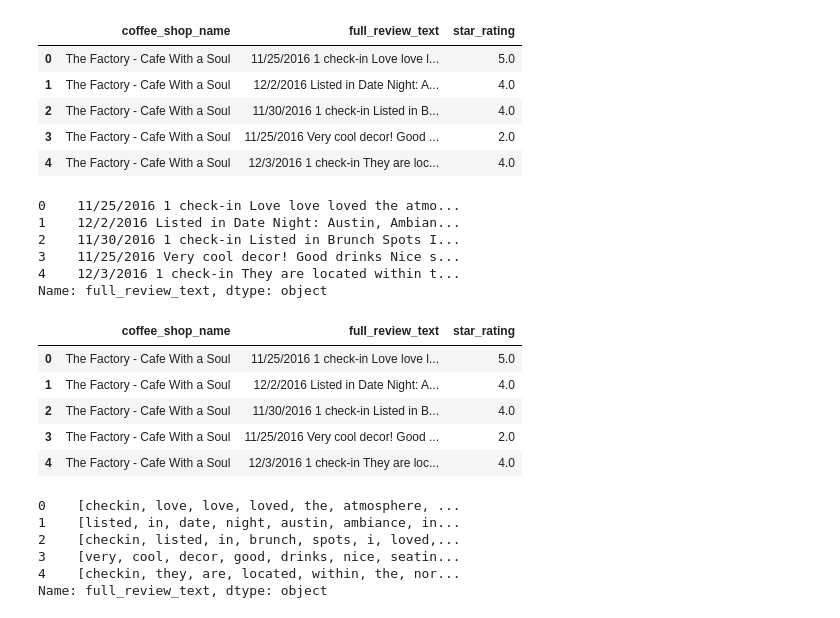
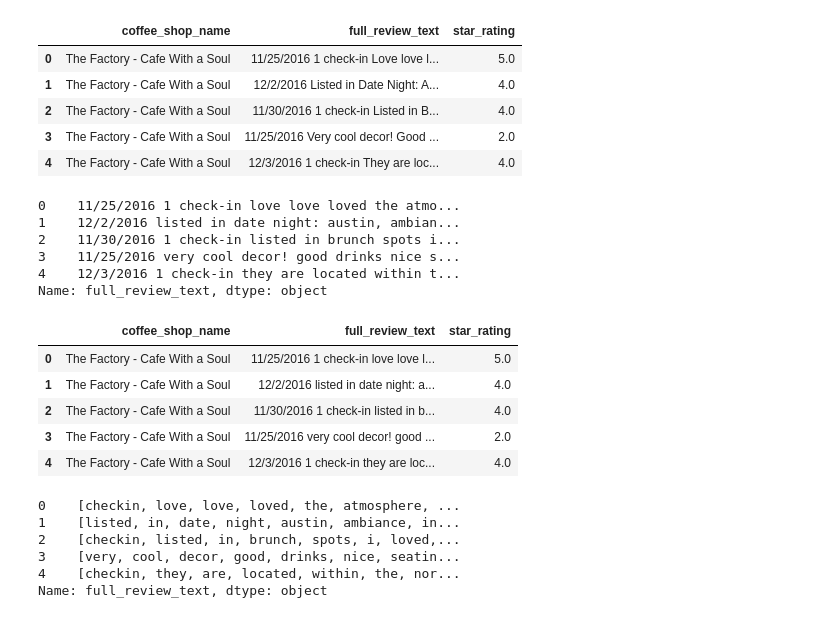
Before and after one commit to RAV10K1/DS-Unit-4-Sprint-1-NLP, a Jupyter notebook: module1-text-data/LS_DS_411_Text_Data_Assignment.ipynb, the cells around one changed output. Drawn from its saved outputs; the diff is of its cells as text; code cells hidden in the pictures.

```diff
--- a/module1-text-data/LS_DS_411_Text_Data_Assignment.ipynb
+++ b/module1-text-data/LS_DS_411_Text_Data_Assignment.ipynb
@@ -55,21 +55,21 @@ shops.head()
 df = shops.copy()
 # %%
 # Stripping white spaces in text column
-df.full_review_text = [item.strip() for item in df['full_review_text']]
+df.full_review_text = [item.strip().lower() for item in df['full_review_text']]
 print(df.full_review_text.head())
 df.head()
 # %% [output]
-0    11/25/2016 1 check-in Love love loved the atmo...
-1    12/2/2016 Listed in Date Night: Austin, Ambian...
-2    11/30/2016 1 check-in Listed in Brunch Spots I...
-3    11/25/2016 Very cool decor! Good drinks Nice s...
-4    12/3/2016 1 check-in They are located within t...
+0    11/25/2016 1 check-in love love loved the atmo...
+1    12/2/2016 listed in date night: austin, ambian...
+2    11/30/2016 1 check-in listed in brunch spots i...
+3    11/25/2016 very cool decor! good drinks nice s...
+4    12/3/2016 1 check-in they are located within t...
 Name: full_review_text, dtype: object
 |  | coffee_shop_name | full_review_text | star_rating |
-| 0 | The Factory - Cafe With a Soul | 11/25/2016 1 check-in Love love l... | 5.0 |
-| 1 | The Factory - Cafe With a Soul | 12/2/2016 Listed in Date Night: A... | 4.0 |
-| 2 | The Factory - Cafe With a Soul | 11/30/2016 1 check-in Listed in B... | 4.0 |
-| 3 | The Factory - Cafe With a Soul | 11/25/2016 Very cool decor! Good ... | 2.0 |
-| 4 | The Factory - Cafe With a Soul | 12/3/2016 1 check-in They are loc... | 4.0 |
+| 0 | The Factory - Cafe With a Soul | 11/25/2016 1 check-in love love l... | 5.0 |
+| 1 | The Factory - Cafe With a Soul | 12/2/2016 listed in date night: a... | 4.0 |
+| 2 | The Factory - Cafe With a Soul | 11/30/2016 1 check-in listed in b... | 4.0 |
+| 3 | The Factory - Cafe With a Soul | 11/25/2016 very cool decor! good ... | 2.0 |
+| 4 | The Factory - Cafe With a Soul | 12/3/2016 1 check-in they are loc... | 4.0 |
 # %%
 # Function for keeping only alpha characters
```
Also changed, not shown: parts of 17 cells of this notebook, 1 other file.
